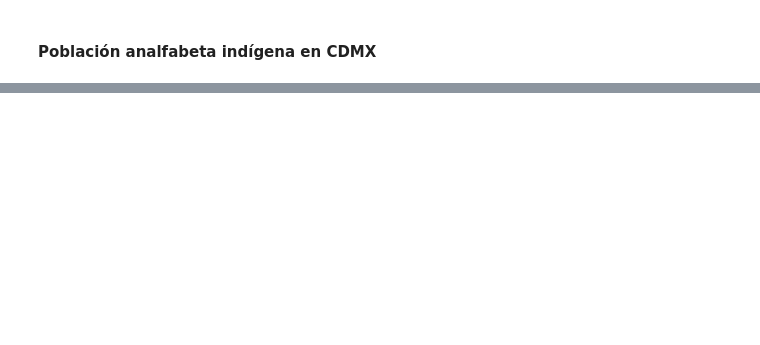
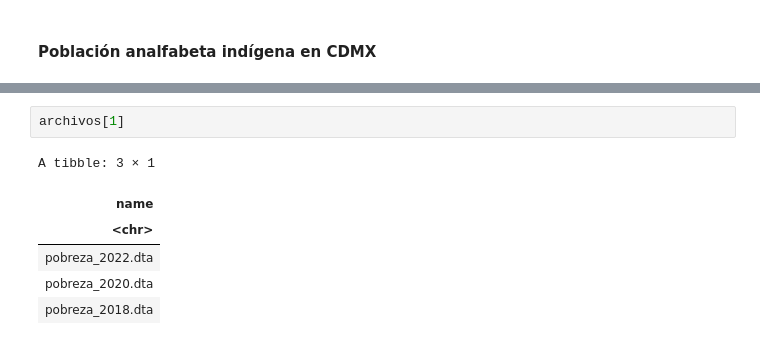
Before and after one commit to cpyp-ipdp/pgd_cdmx, a Jupyter notebook: indicadores/pueblos_indigenas/indicadores_pueblos_indigenas.ipynb, the cells around one changed output, grey strips where cells are left out. Cells and saved outputs as stored; diff of their text form; blank space fills up the shorter version.

```diff
--- a/indicadores/pueblos_indigenas/indicadores_pueblos_indigenas.ipynb
+++ b/indicadores/pueblos_indigenas/indicadores_pueblos_indigenas.ipynb
@@ -303,0 +332,9 @@ A grouped_df: 4 × 7
+# %%
+archivos[1]
+# %% [output]
+A tibble: 3 × 1
+| name |
+| <chr> |
+| pobreza_2022.dta |
+| pobreza_2020.dta |
+| pobreza_2018.dta |
```
Also changed, not shown: parts of 12 cells of this notebook.
